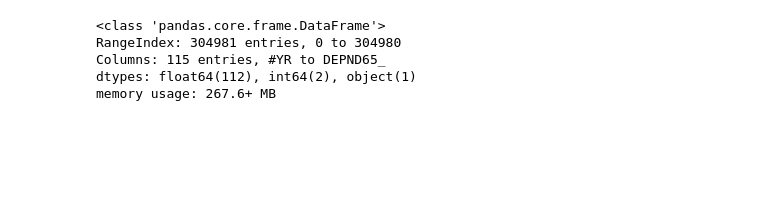
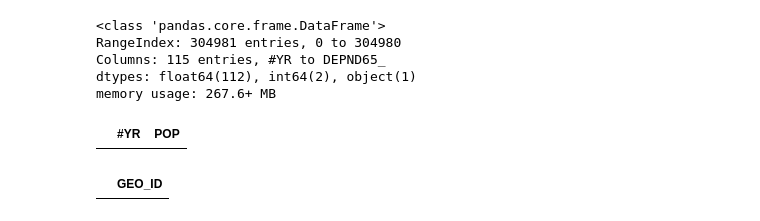
Before and after one commit to thaianle/international-database, a Jupyter notebook: idb5yr-python.ipynb, the cells around one changed output. Cells and saved outputs as stored; diff of their text form; code cells hidden in the pictures; blank space fills up the shorter version.

```diff
--- a/idb5yr-python.ipynb
+++ b/idb5yr-python.ipynb
@@ -12,7 +12,10 @@ import seaborn as sns
 ## Exploring the IDB 5 Years database
 # %%
 idb5yr = pd.read_table("idbzip/idb5yr.txt", delimiter="|")
+pd.set_option('display.max_columns', None)
 idb5yr.head(10)
+
+# The dataset has many columns, so I had to explicitly set an option to display all columns in Pandas
 # %% [output]
 |  | #YR | GEO_ID | AREA_KM2 | ASFR15_19 | ASFR20_24 | ASFR25_29 | ASFR30_34 | ASFR35_39 | ASFR40_44 | ... |
 | 0 | 1950 | W140000WOAD | 468.0 | NaN | NaN | NaN | NaN | NaN | NaN | ... |
@@ -40,5 +65,15 @@ RangeIndex: 304981 entries, 0 to 304980
 Columns: 115 entries, #YR to DEPND65_
 dtypes: float64(112), int64(2), object(1)
 memory usage: 267.6+ MB
+# %%
+# What are the integer columns?
+idb5yr.select_dtypes(include = ['int64']).head(0)
+# %% [output]
+|  | #YR | POP |
+# %%
+# What are the object columns?
+idb5yr.select_dtypes(include = ['object']).head(0)
+# %% [output]
+|  | GEO_ID |
 # %%
 # Describe the numerical columns
```
Also changed, not shown: parts of 4 cells of this notebook.
